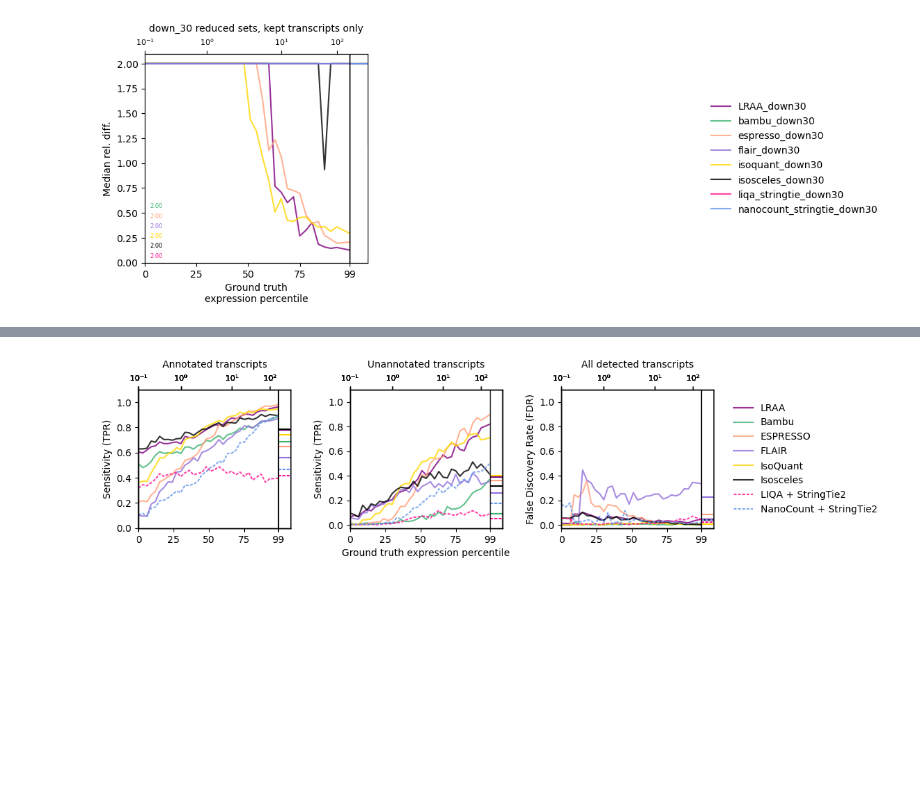
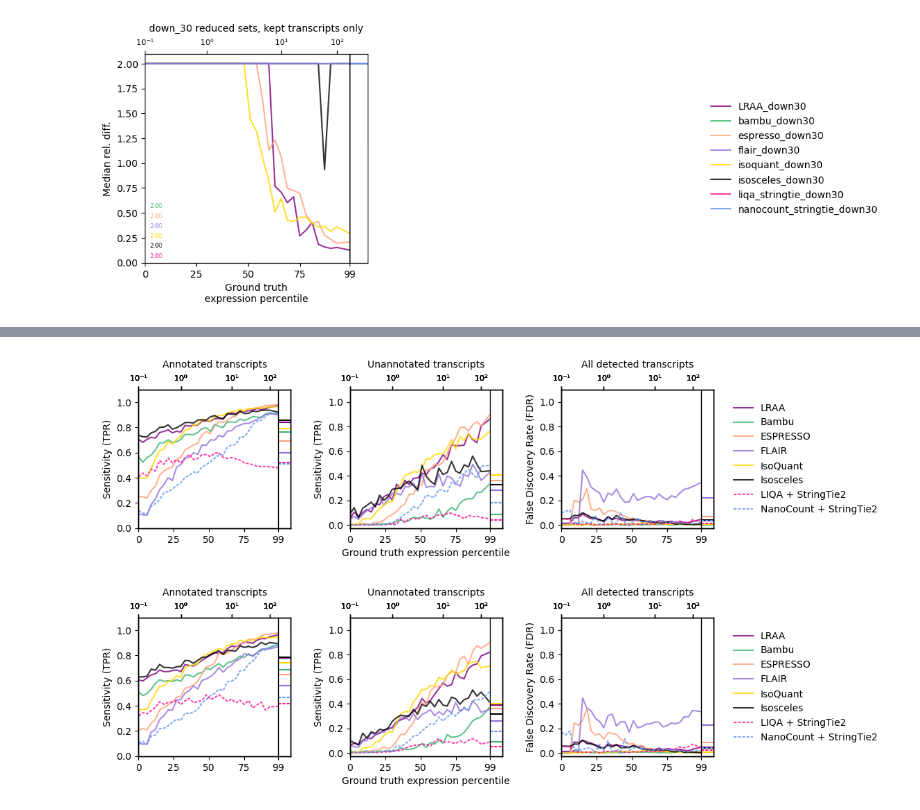
Before and after one commit to MethodsDev/Isosceles_Paper-Ext, a Jupyter notebook: reports/simulated_bulk_benchmarks-BJH-usePyLib-adj.ipynb, the cells around one changed output, grey strips where cells are left out. Cells and saved outputs as stored; diff of their text form; code cells hidden in the pictures; blank space fills up the shorter version.

```diff
--- a/reports/simulated_bulk_benchmarks-BJH-usePyLib-adj.ipynb
+++ b/reports/simulated_bulk_benchmarks-BJH-usePyLib-adj.ipynb
@@ -555,3 +559,7 @@ rel_diff_vs_expr_percentile_plot(i_ref_df, down_30_dict, 33, 'median', 'down_30
+# %%
+IsoformIdentificationSensitivityPlot(i_ref_df, down_20_dict, 33, 'median', 'ladeda', down_20_kept_intron_ids)
+# %% [output]
+[figure, added]
 # %%
 IsoformIdentificationSensitivityPlot(i_ref_df, down_30_dict, 33, 'median', 'ladeda', down_30_kept_intron_ids)
 # %% [output]
```
Also changed, not shown: parts of 26 cells of this notebook, 1 other file.
